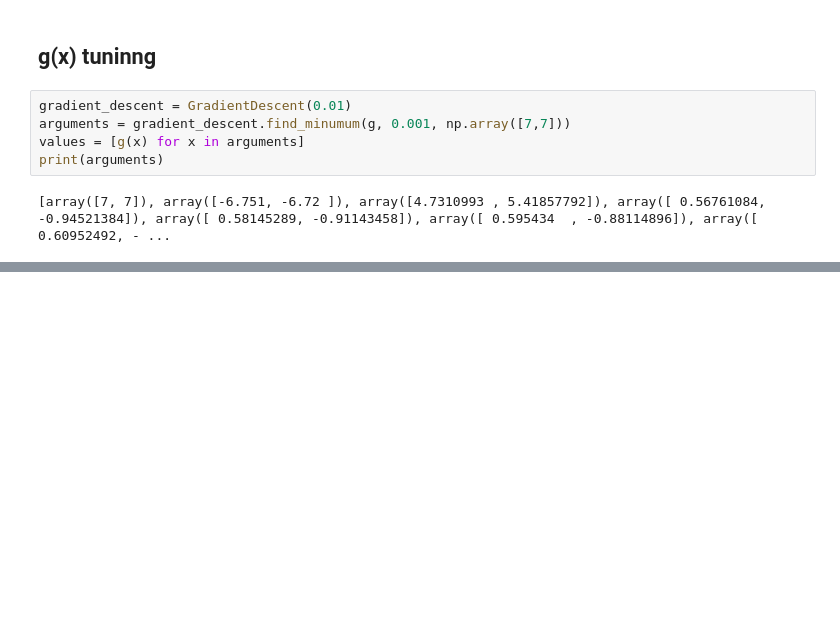
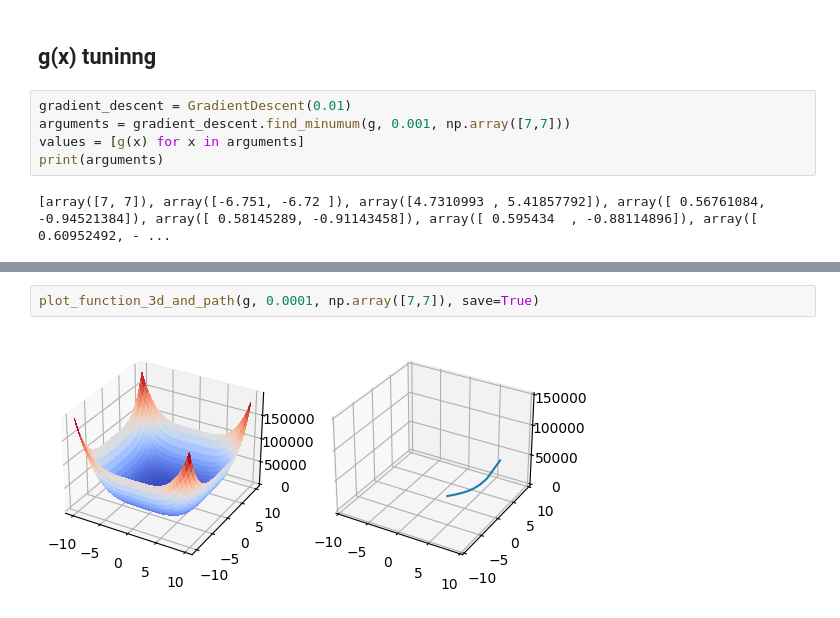
Before and after one commit to wz7475/gradient-descent, a Jupyter notebook: lab1.ipynb, the cells around one changed output, grey strips where cells are left out. Drawn from its saved outputs; the diff is of its cells as text; blank space fills up the shorter version.

```diff
--- a/lab1.ipynb
+++ b/lab1.ipynb
@@ -322,0 +326,4 @@ ax2.set_zticks([50000 * x for x in range(4)])
+# %%
+plot_function_3d_and_path(g, 0.0001, np.array([7,7]), save=True)
+# %% [output]
+[figure, added]
```
Also changed, not shown: parts of 9 cells of this notebook.
